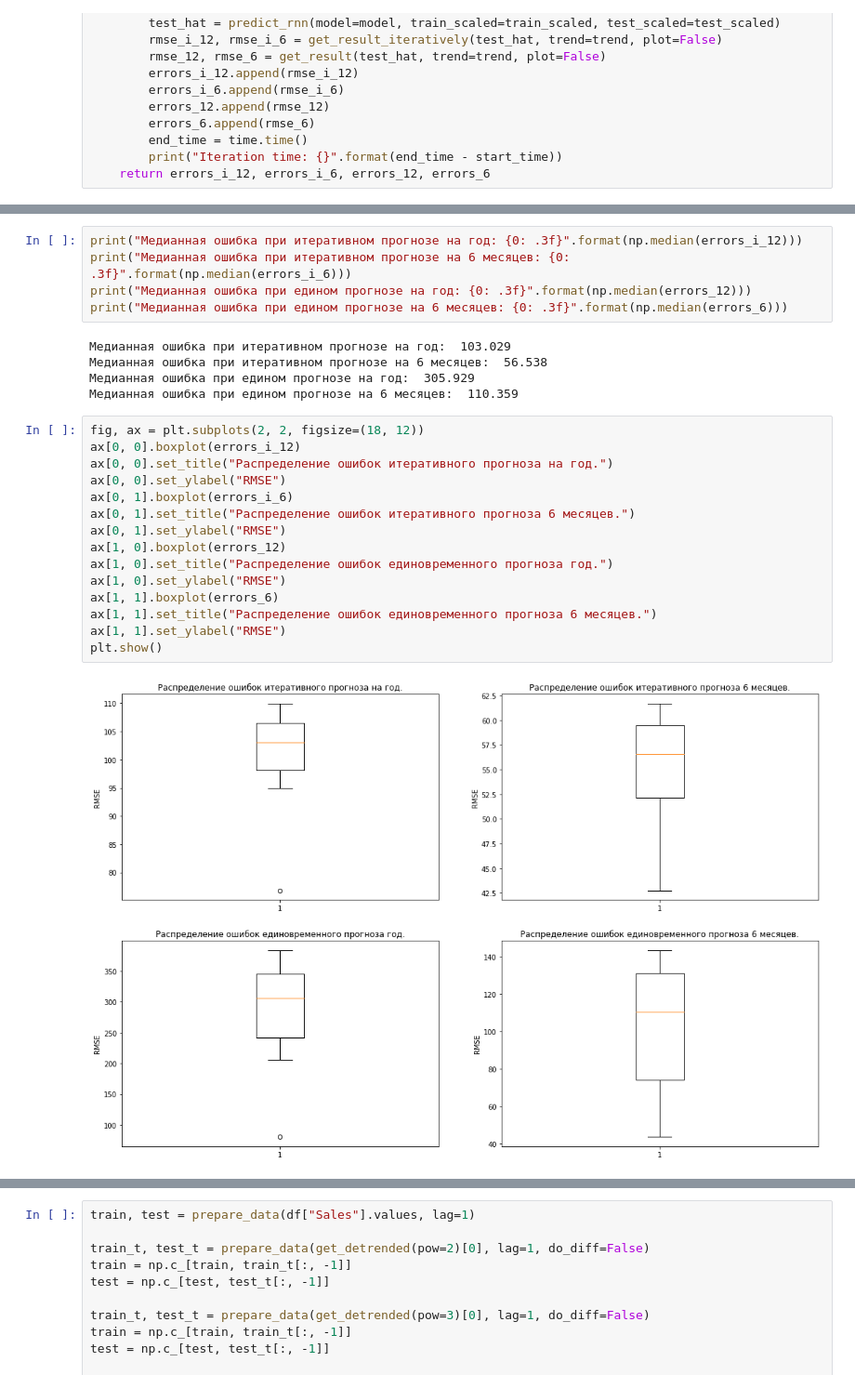
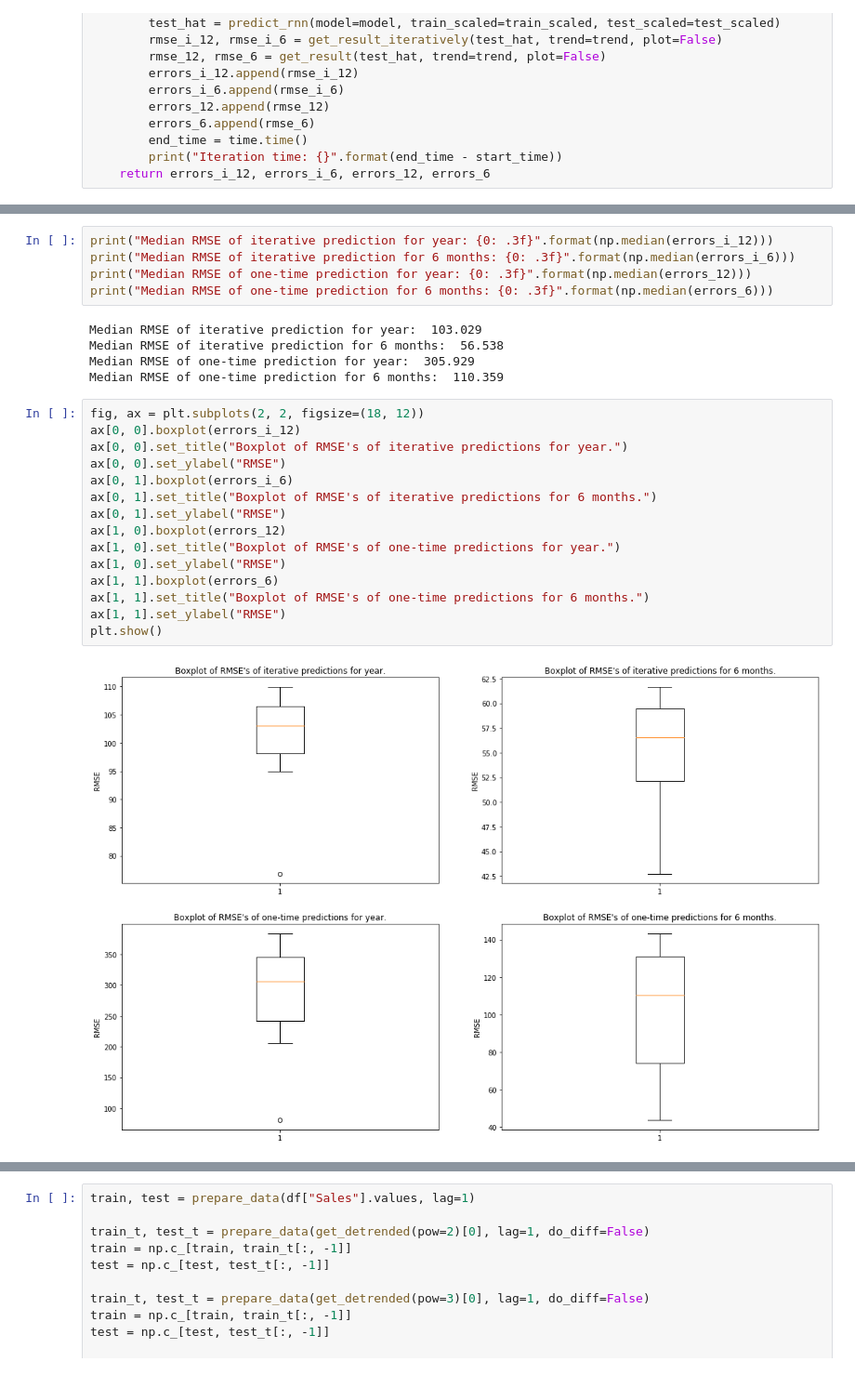
Before and after one commit to AntonP999/Data_Science_portfolio, a Jupyter notebook: RNN-shampoo.ipynb, the cells around one changed output, grey strips where cells are left out. Shown at 93% size. Saved outputs shown, nothing was run; the diff lists cells and outputs as text.

```diff
--- a/RNN-shampoo.ipynb
+++ b/RNN-shampoo.ipynb
@@ -378,27 +384,27 @@ Iteration time: 167.21769380569458
 # %%
-print("Медианная ошибка при итеративном прогнозе на год: {0: .3f}".format(np.median(errors_i_12)))
-print("Медианная ошибка при итеративном прогнозе на 6 месяцев: {0: .3f}".format(np.median(errors_i_6)))
-print("Медианная ошибка при едином прогнозе на год: {0: .3f}".format(np.median(errors_12)))
-print("Медианная ошибка при едином прогнозе на 6 месяцев: {0: .3f}".format(np.median(errors_6)))
+print("Median RMSE of iterative prediction for year: {0: .3f}".format(np.median(errors_i_12)))
+print("Median RMSE of iterative prediction for 6 months: {0: .3f}".format(np.median(errors_i_6)))
+print("Median RMSE of one-time prediction for year: {0: .3f}".format(np.median(errors_12)))
+print("Median RMSE of one-time prediction for 6 months: {0: .3f}".format(np.median(errors_6)))
 # %% [output]
-Медианная ошибка при итеративном прогнозе на год:  103.029
-Медианная ошибка при итеративном прогнозе на 6 месяцев:  56.538
-Медианная ошибка при едином прогнозе на год:  305.929
-Медианная ошибка при едином прогнозе на 6 месяцев:  110.359
+Median RMSE of iterative prediction for year:  103.029
+Median RMSE of iterative prediction for 6 months:  56.538
+Median RMSE of one-time prediction for year:  305.929
+Median RMSE of one-time prediction for 6 months:  110.359
 # %%
 fig, ax = plt.subplots(2, 2, figsize=(18, 12))
 ax[0, 0].boxplot(errors_i_12)
-ax[0, 0].set_title("Распределение ошибок итеративного прогноза на год.")
+ax[0, 0].set_title("Boxplot of RMSE's of iterative predictions for year.")
 ax[0, 0].set_ylabel("RMSE")
 ax[0, 1].boxplot(errors_i_6)
-ax[0, 1].set_title("Распределение ошибок итеративного прогноза 6 месяцев.")
+ax[0, 1].set_title("Boxplot of RMSE's of iterative predictions for 6 months.")
 ax[0, 1].set_ylabel("RMSE")
 ax[1, 0].boxplot(errors_12)
-ax[1, 0].set_title("Распределение ошибок единовременного прогноза год.")
+ax[1, 0].set_title("Boxplot of RMSE's of one-time predictions for year.")
 ax[1, 0].set_ylabel("RMSE")
 ax[1, 1].boxplot(errors_6)
-ax[1, 1].set_title("Распределение ошибок единовременного прогноза 6 месяцев.")
+ax[1, 1].set_title("Boxplot of RMSE's of one-time predictions for 6 months.")
 ax[1, 1].set_ylabel("RMSE")
 plt.show()
 # %% [output]
-[figure, old version]
+[figure, new version]
```
Also changed, not shown: parts of 62 cells of this notebook, 1 other file.
